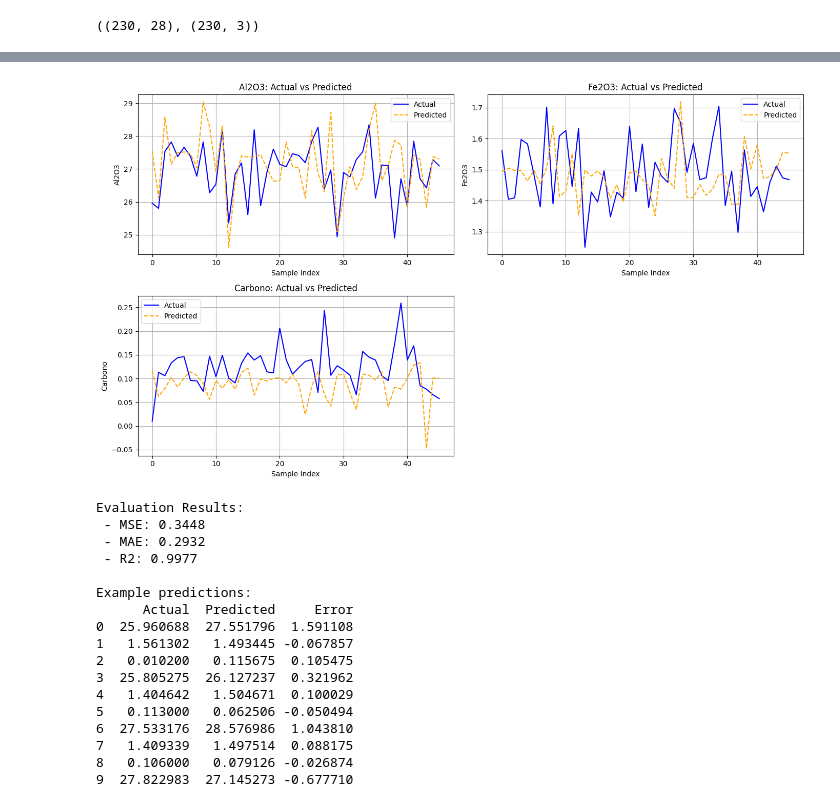
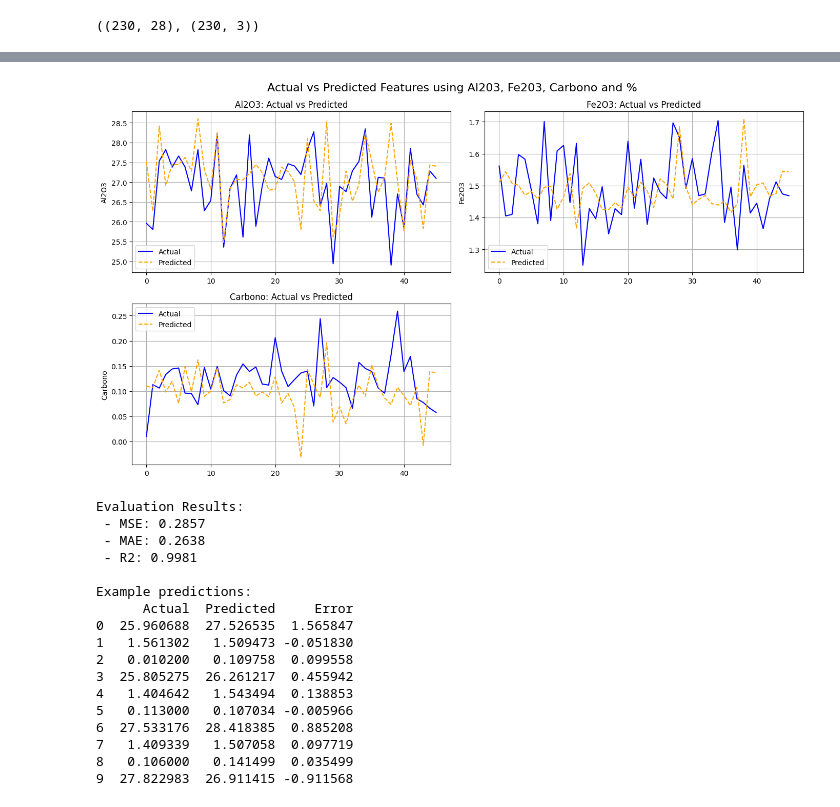
Before and after one commit to pedro-ddomingues/PEC, a Jupyter notebook: NNs.ipynb, the cells around one changed output, grey strips where cells are left out. Cells and saved outputs as stored; diff of their text form; code cells hidden in the pictures.

Commit message:
Simplified some code and added table with results at the end

```diff
--- a/NNs.ipynb
+++ b/NNs.ipynb
@@ -313,7 +292,7 @@ Example predictions:
 ## Predicting Al, Fe and Carbon using those features and their use %
 # %%
 y = data[['Al2O3.7', 'Fe2O3.7', 'Carbono.7']]
-X = data.filter(regex="Al2O3|Fe2O3|Carbono|%")
+X = data.filter(regex='^Al2O3|^Fe2O3|^Carbono|^%')
 X = X.drop(columns=['Al2O3.7', 'Fe2O3.7', 'Carbono.7'])
 # %%
 X.shape, y.shape
@@ -403,45 +366,48 @@ plot_loss()
 # %%
 target_names = ['Al2O3', 'Fe2O3','Carbono']
 
 fig, axs = plt.subplots(2, 2, figsize=(14, 8))
 
 for i, ax in enumerate(axs.ravel()):
     if i >= len(target_names):
         break
     actual = y_test_tensor[:, i].numpy()
     pred = predictions[:, i].numpy()
     ax.plot(actual, label='Actual', color='blue')
     ax.plot(pred, label='Predicted', linestyle='--', color='orange')
     ax.set_title(f'{target_names[i]}: Actual vs Predicted')
-    ax.set_xlabel('Sample Index')
+    #ax.set_xlabel('Sample Index')
     ax.set_ylabel(target_names[i])
     ax.grid(True)
     ax.legend()
+
+fig.suptitle('Actual vs Predicted Features using Al203, Fe203, Carbono and %', fontsize=16)
 
 
 for i in range(len(target_names), len(axs.ravel())):
     fig.delaxes(axs.ravel()[i])
 plt.tight_layout()
 plt.show()
 # %% [output]
-[figure, old version]
+[figure, new version]
 # %%
-results = evaluate_with_examples(model, X_test_tensor, y_test_tensor, n=10)
+results = evaluate_with_examples(model, X_test_tensor, y_test_tensor, n=10, features='Al203, Fe203, Carbono and %')
+all_results.append(results)
 # %% [output]
 Evaluation Results:
- - MSE: 0.3448
- - MAE: 0.2932
- - R2: 0.9977
+ - MSE: 0.2857
+ - MAE: 0.2638
+ - R2: 0.9981
 
 Example predictions:
       Actual  Predicted     Error
-0  25.960688  27.551796  1.591108
-1   1.561302   1.493445 -0.067857
-2   0.010200   0.115675  0.105475
-3  25.805275  26.127237  0.321962
-4   1.404642   1.504671  0.100029
-5   0.113000   0.062506 -0.050494
-6  27.533176  28.576986  1.043810
-7   1.409339   1.497514  0.088175
-8   0.106000   0.079126 -0.026874
-9  27.822983  27.145273 -0.677710
+0  25.960688  27.526535  1.565847
+1   1.561302   1.509473 -0.051830
+2   0.010200   0.109758  0.099558
+3  25.805275  26.261217  0.455942
+4   1.404642   1.543494  0.138853
+5   0.113000   0.107034 -0.005966
+6  27.533176  28.418385  0.885208
+7   1.409339   1.507058  0.097719
+8   0.106000   0.141499  0.035499
+9  27.822983  26.911415 -0.911568
```
Also changed, not shown: parts of 14 cells of this notebook, 4 other files.
